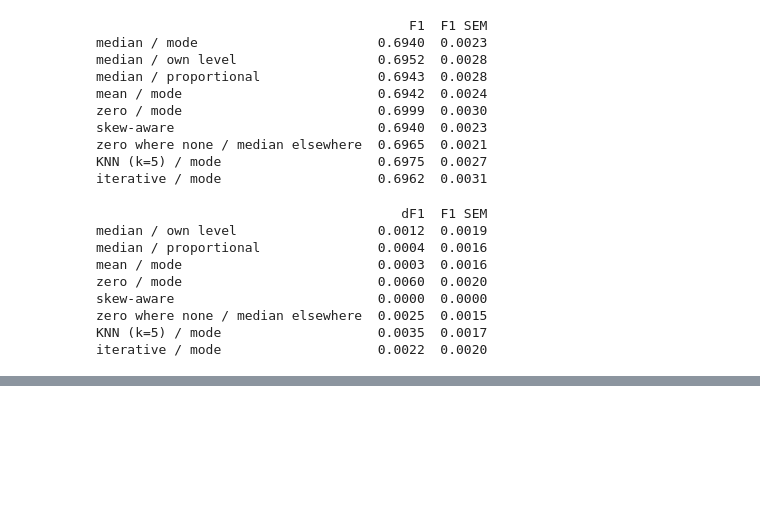
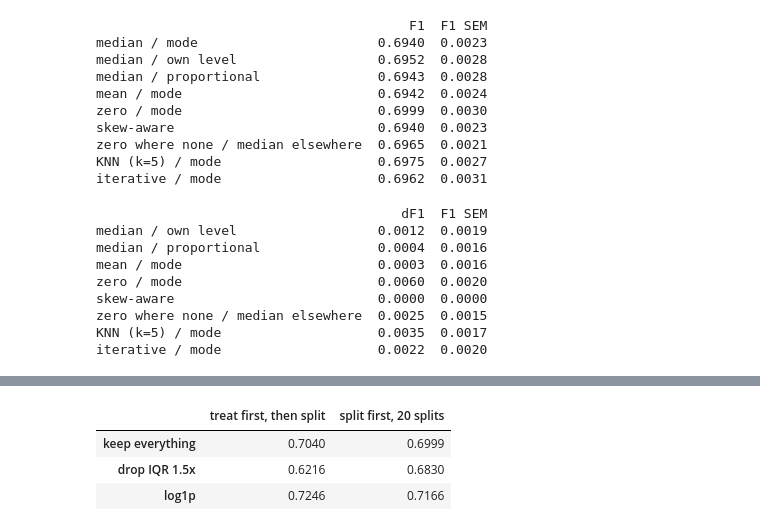
Before and after one commit to saradfalves/ML_Group_09, a Jupyter notebook: notebooks/exploring_and_modifying.ipynb, the cells around one changed output, grey strips where cells are left out. Drawn from its saved outputs; the diff is of its cells as text; code cells hidden in the pictures; blank space fills up the shorter version.

Commit message:
outliers

```diff
--- a/notebooks/exploring_and_modifying.ipynb
+++ b/notebooks/exploring_and_modifying.ipynb
@@ -977,5 +977,5 @@ KNN (k=5) / mode                    0.0035  0.0017
 iterative / mode                    0.0022  0.0020
 # %%
 # The fill plan this section chose.
-chosen = "median / mode"
+chosen = "zero / mode"
 plan_scores[chosen].f1.mean()
@@ -1011,0 +1127,15 @@ print(f"spine: {spine.shape[0]:,} rows x {spine.shape[1]} columns,"
+# %%
+per_treatment = {}
+for name, frame in treated.items():
+    scores = treatment_scores[name]
+    difference = scores - baseline
+    per_treatment[name] = {
+        "rows kept": len(frame),
+        "class rate": frame["repeat_purchase_90d"].mean(),
+        "F1": scores.mean(),
+        "vs keep": difference.mean(),
+        "paired SEM": sem(difference),
+        "beats keep on": f"{int((difference > 0).sum())} of {len(difference)}",
+    }
+outlier_board = pd.DataFrame.from_dict(per_treatment, orient="index")
+print(outlier_board.round(4).to_string())
@@ -1011,0 +1153,25 @@ print(f"spine: {spine.shape[0]:,} rows x {spine.shape[1]} columns,"
+# %%
+# The tempting order: fill and treat the WHOLE frame first, then split it.
+# Both steps have then chosen their own test set, which is the error twice over
+# -- and the fill here is the same whole-frame fill this notebook refused to
+# bake into champions.csv, done in the one place it does real damage.
+naive_frame, _ = fill_missing(spine, spine, plans[chosen])
+naive = {}
+for name in ["keep everything", "drop IQR 1.5x", "log1p"]:
+    frame = treatments[name](naive_frame, naive_frame.iloc[:0])[0]
+    matrix = design_matrix(frame, numeric, categorical)
+    train_X, test_X, train_y, test_y = train_test_split(
+        matrix, frame["repeat_purchase_90d"], test_size=0.2, stratify=frame["repeat_purchase_90d"],
+        random_state=RANDOM_STATE)
+    model = LogisticRegression(max_iter=1000, random_state=RANDOM_STATE)
+    model.fit(train_X, train_y)
+    naive[name] = f1_score(test_y, model.predict(test_X))
+
+pd.DataFrame({"treat first, then split": naive,
+              "split first, 20 splits":
+                  {k: treatment_scores[k].mean() for k in naive}}).round(4)
+# %% [output]
+|  | treat first, then split | split first, 20 splits |
+| keep everything | 0.7040 | 0.6999 |
+| drop IQR 1.5x | 0.6216 | 0.6830 |
+| log1p | 0.7246 | 0.7166 |
```
Also changed, not shown: parts of 10 cells of this notebook.
